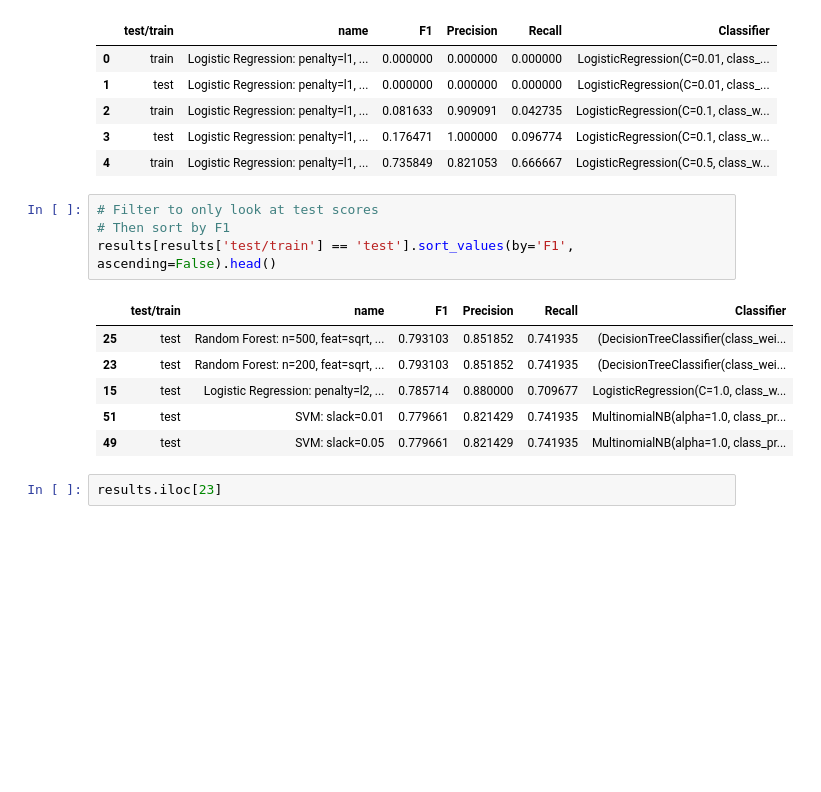
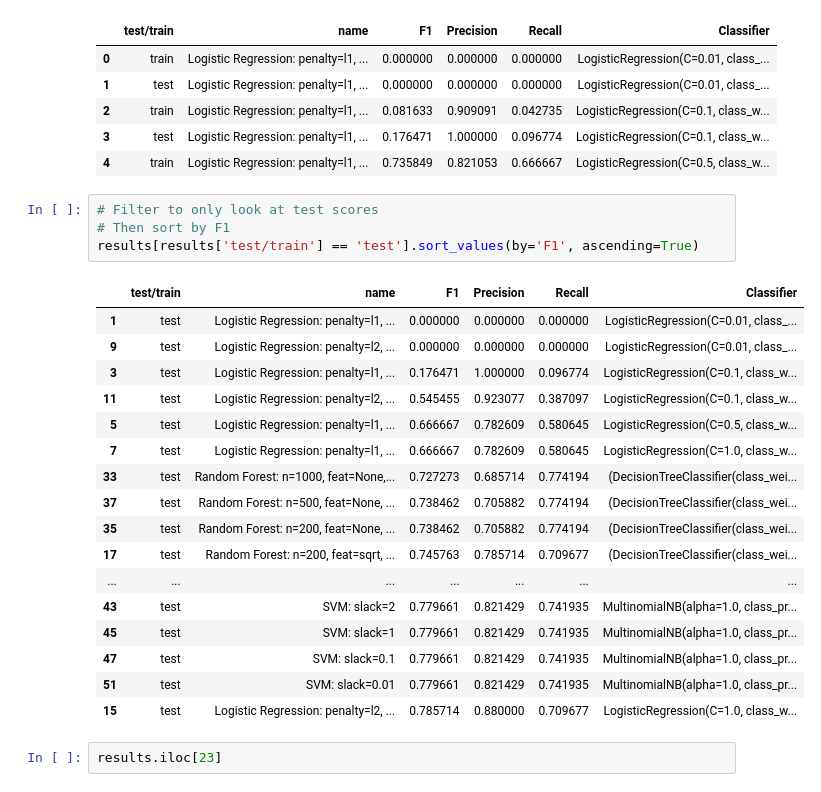
Before and after one commit to abchapman93/stats_final_project, a Jupyter notebook: alec/Report Classification.ipynb, the cells around one changed output. Drawn from its saved outputs; the diff is of its cells as text; blank space fills up the shorter version.

Commit message:
compared cross-validated results

```diff
--- a/alec/Report Classification.ipynb
+++ b/alec/Report Classification.ipynb
@@ -266,14 +273,25 @@ results.head()
 # %%
 # Filter to only look at test scores
 # Then sort by F1
-results[results['test/train'] == 'test'].sort_values(by='F1', ascending=False).head()
+results[results['test/train'] == 'test'].sort_values(by='F1', ascending=True)
 # %% [output]
 |  | test/train | name | F1 | Precision | Recall | Classifier |
-| 25 | test | Random Forest: n=500, feat=sqrt, ... | 0.793103 | 0.851852 | 0.741935 | (DecisionTreeClassifier(class_wei... |
-| 23 | test | Random Forest: n=200, feat=sqrt, ... | 0.793103 | 0.851852 | 0.741935 | (DecisionTreeClassifier(class_wei... |
+| 1 | test | Logistic Regression: penalty=l1, ... | 0.000000 | 0.000000 | 0.000000 | LogisticRegression(C=0.01, class_... |
+| 9 | test | Logistic Regression: penalty=l2, ... | 0.000000 | 0.000000 | 0.000000 | LogisticRegression(C=0.01, class_... |
+| 3 | test | Logistic Regression: penalty=l1, ... | 0.176471 | 1.000000 | 0.096774 | LogisticRegression(C=0.1, class_w... |
+| 11 | test | Logistic Regression: penalty=l2, ... | 0.545455 | 0.923077 | 0.387097 | LogisticRegression(C=0.1, class_w... |
+| 5 | test | Logistic Regression: penalty=l1, ... | 0.666667 | 0.782609 | 0.580645 | LogisticRegression(C=0.5, class_w... |
+| 7 | test | Logistic Regression: penalty=l1, ... | 0.666667 | 0.782609 | 0.580645 | LogisticRegression(C=1.0, class_w... |
+| 33 | test | Random Forest: n=1000, feat=None,... | 0.727273 | 0.685714 | 0.774194 | (DecisionTreeClassifier(class_wei... |
+| 37 | test | Random Forest: n=500, feat=None, ... | 0.738462 | 0.705882 | 0.774194 | (DecisionTreeClassifier(class_wei... |
+| 35 | test | Random Forest: n=200, feat=None, ... | 0.738462 | 0.705882 | 0.774194 | (DecisionTreeClassifier(class_wei... |
+| 17 | test | Random Forest: n=200, feat=sqrt, ... | 0.745763 | 0.785714 | 0.709677 | (DecisionTreeClassifier(class_wei... |
+| ... | ... | ... | ... | ... | ... | ... |
+| 43 | test | SVM: slack=2 | 0.779661 | 0.821429 | 0.741935 | MultinomialNB(alpha=1.0, class_pr... |
+| 45 | test | SVM: slack=1 | 0.779661 | 0.821429 | 0.741935 | MultinomialNB(alpha=1.0, class_pr... |
+| 47 | test | SVM: slack=0.1 | 0.779661 | 0.821429 | 0.741935 | MultinomialNB(alpha=1.0, class_pr... |
+| 51 | test | SVM: slack=0.01 | 0.779661 | 0.821429 | 0.741935 | MultinomialNB(alpha=1.0, class_pr... |
 | 15 | test | Logistic Regression: penalty=l2, ... | 0.785714 | 0.880000 | 0.709677 | LogisticRegression(C=1.0, class_w... |
-| 51 | test | SVM: slack=0.01 | 0.779661 | 0.821429 | 0.741935 | MultinomialNB(alpha=1.0, class_pr... |
-| 49 | test | SVM: slack=0.05 | 0.779661 | 0.821429 | 0.741935 | MultinomialNB(alpha=1.0, class_pr... |
 # %%
 results.iloc[23]
 # %% [output]
```
Also changed, not shown: parts of 8 cells of this notebook, 1 other file.
